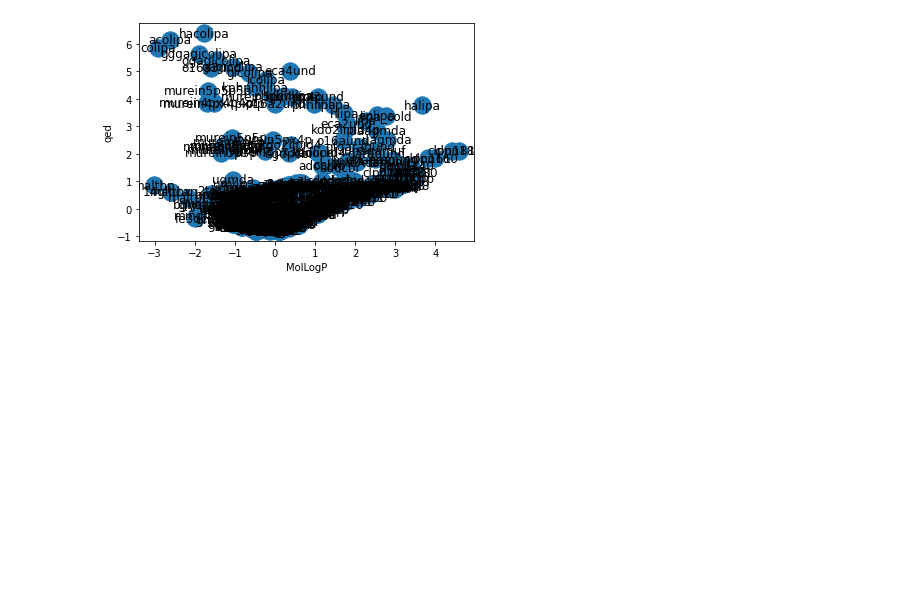
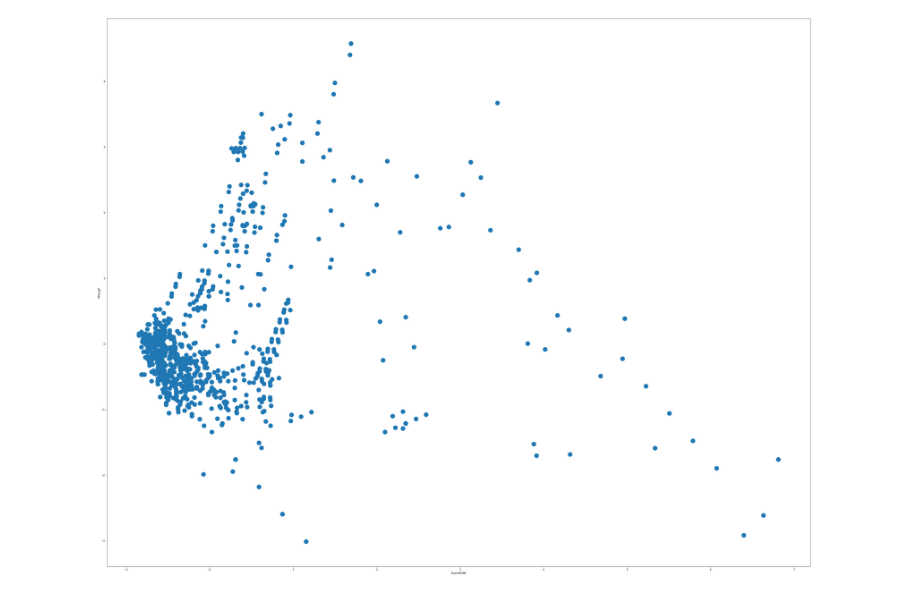
Before and after one commit to meidelien/Metabolic-network-layout-using-biochemical-coordinates, a Jupyter notebook: Stuff/GEM_Networkx.ipynb, the cells around one changed output. Drawn from its saved outputs; the diff is of its cells as text; code cells hidden in the pictures; blank space fills up the shorter version.

Commit message:
Added lots of plots

```diff
--- a/Stuff/GEM_Networkx.ipynb
+++ b/Stuff/GEM_Networkx.ipynb
@@ -978,7 +1942,7 @@ data = pd.read_csv("PyvisData_BiGG_MNXM.csv")
 
 sources = data["BiGG"]
 # targets = data['target']
-coordinates = MolLogPQed
+coordinates = ExactMolWtMolLogP
 
 edge_data = zip(sources, coordinates)
 
@@ -990,35 +1954,35 @@ for e in edge_data:
     net2.add_node(src, pos = c)
     # net2.add_node(dst, pos = c)
 
 
 blue_edges = [("pep", "pyr")]
 red_edges = [('pyr', 'accoa'),("accoa","cit"),("akg","succoa"),("succoa","succ")]
 Green_edges = [('accoa', 'cit')]
 
 edge_colours = ['black' if not edge in red_edges else 'tab:red'
                     for edge in net2.edges()]
 
 black_edges = [edge for edge in net2.edges() if edge not in red_edges]
 
 blue_edges = [edge for edge in net2.edges() if edge not in red_edges and black_edges]
 
 
 
 
 
 pos=nx.get_node_attributes(net2,'pos')
-fig, ax = plt.subplots()
+fig, ax = plt.subplots(figsize=(50,40))
 
-nx.draw(net2,pos, with_labels = True, arrows = True, ax = ax)
+nx.draw(net2,pos, with_labels = False, arrows = True, ax = ax)
 
 #nx.draw_networkx_nodes(net2, pos, cmap=plt.get_cmap('jet'),node_color = "b", node_size = 500, )
 #nx.draw_networkx_labels(net2, pos,font_size = 12, font_color="black")
 #nx.draw_networkx_edges(net2, pos, edgelist=red_edges,  width=8, alpha=0.5, edge_color="tab:red", arrows = True)
 #nx.draw_networkx_edges(net2, pos, edgelist=black_edges, arrows=True)
 #nx.draw_networkx_edges(net2, pos, edgelist=blue_edges, arrows=True)
 limits=plt.axis('on') # turns on axis
-ax.set_xlabel("MolLogP")
-ax.set_ylabel("qed")
+ax.set_xlabel("ExactMolWt")
+ax.set_ylabel("MolLogP")
 ax.tick_params(left=True, bottom=True, labelleft=True, labelbottom=True)
 # %% [output]
-[figure, old version]
+[figure, new version]
```
Also changed, not shown: parts of 1 cell of this notebook, 10 other files.
